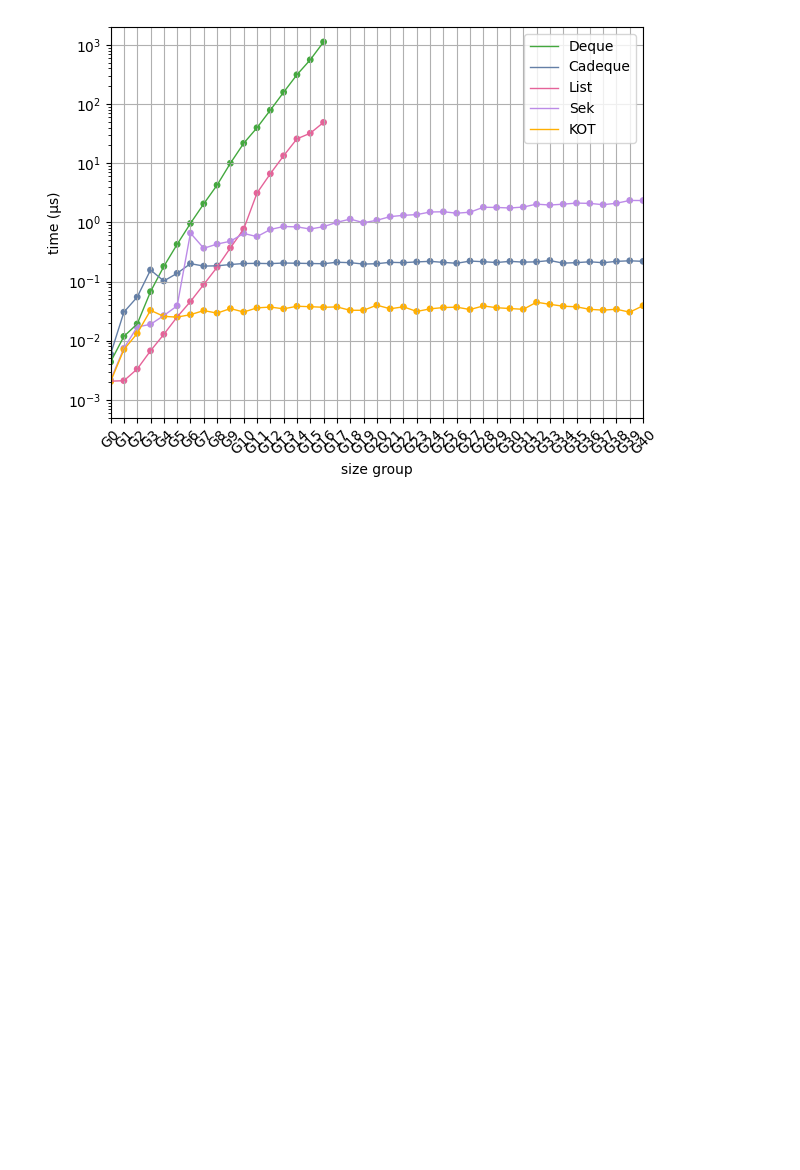
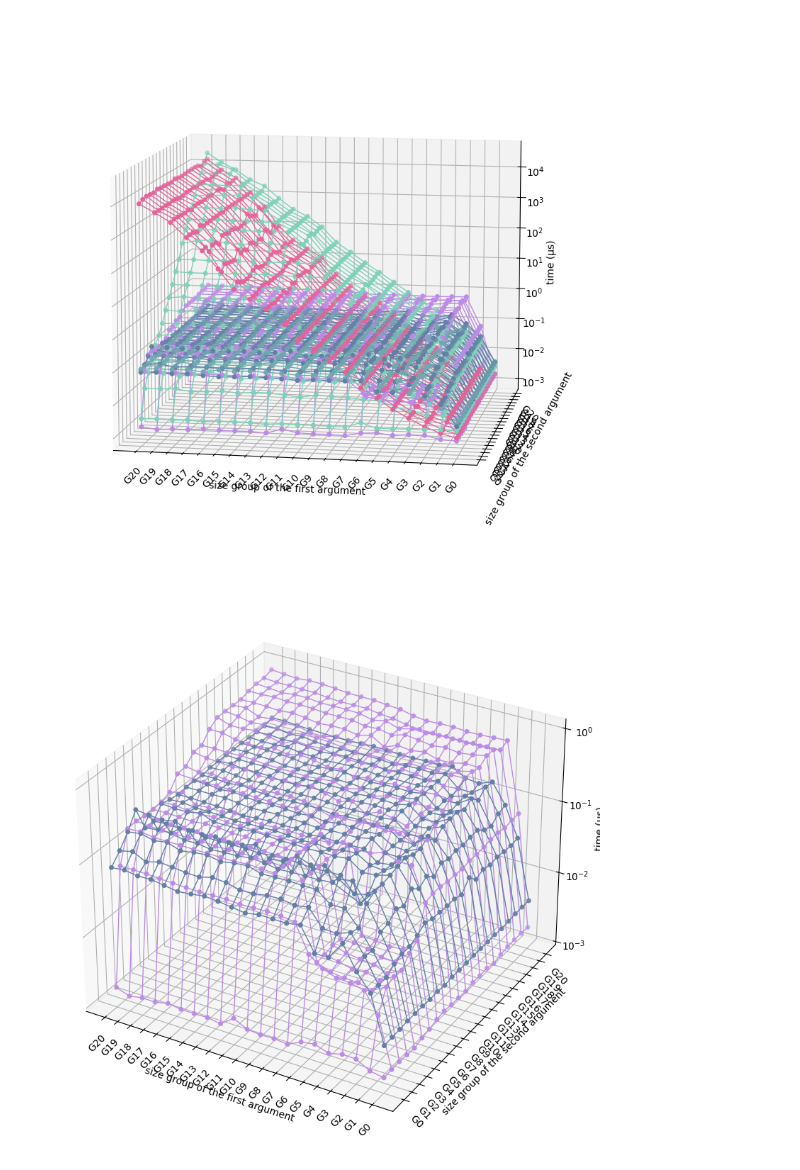
Before and after one commit to JulesViennotFranca/VerifiedCatenableDeque, a Jupyter notebook: bench/graphics.ipynb, the cells around one changed output. Cells and saved outputs as stored; diff of their text form; code cells hidden in the pictures; blank space fills up the shorter version.

```diff
--- a/bench/graphics.ipynb
+++ b/bench/graphics.ipynb
@@ -176,15 +216,13 @@ plot_time_data_2D("./tmp/eject.pdf", data, all, 2.0e2, scale='log')
-# %%
-# Graph for concat (on the diagonal: the two arguments have roughly equal sizes)
-data = concat_read_data(all, "concat-diagonal")
-plot_time_data_2D("./tmp/concat.pdf", data, all, 2.0e3, scale='log')
-# %% [output]
-[figure, removed]
 # %%
 # Graph for concat
-if False:
-  data = concat_read_data([list, sek, cadeque, kot], "concat")
-  view = {"elev" : 0, "azim" : 90, "roll" : 0}
-  # plot_time_data_3D(data, [list, sek, steque, cadeque, kot], view)
-  plot_time_data_3D(data, [sek, cadeque], view)
-  # plot_time_data_3D(data, [list, deque])
-  plot_time_data_3D(data, [list, cadeque, kot])
+
+file = "./tmp/concat.csv"
+data = pd.read_csv(file)
+
+view = {"elev" : 10, "azim" : 280, "roll" : 0}
+plot_time_data_3D(data, [list, sek, deque, steque, cadeque], view)
+plot_time_data_3D(data, [sek, cadeque])
+plot_time_data_3D(data, [steque, cadeque])
+# %% [output]
+[figure, added]
+[figure, added]
```
Also changed, not shown: parts of 11 cells of this notebook, 4 other files.
